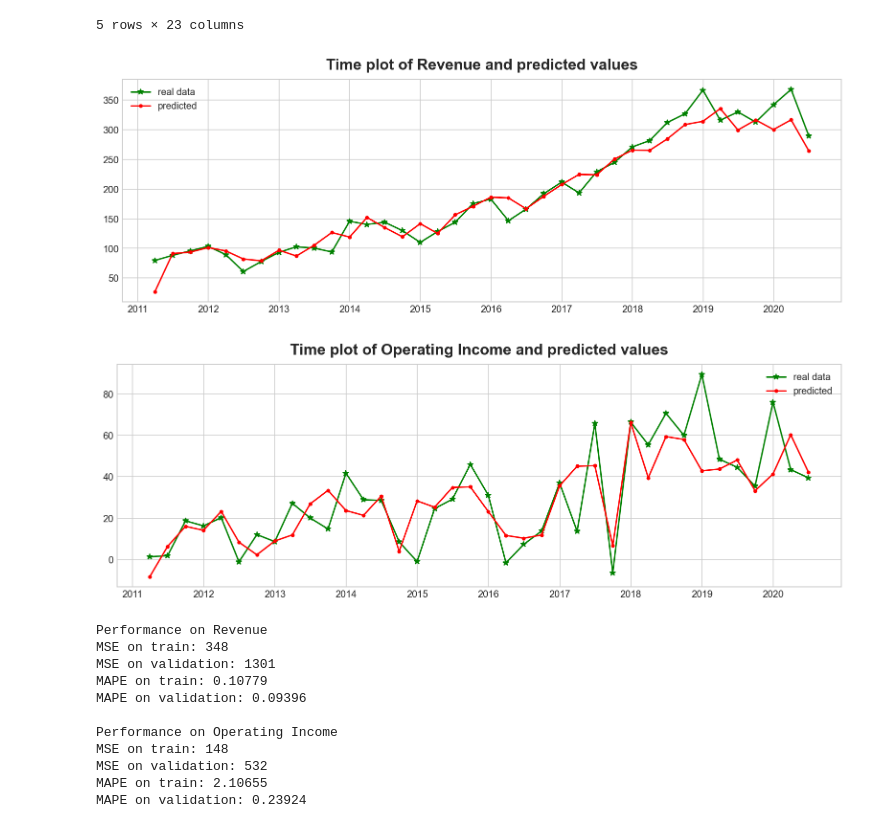
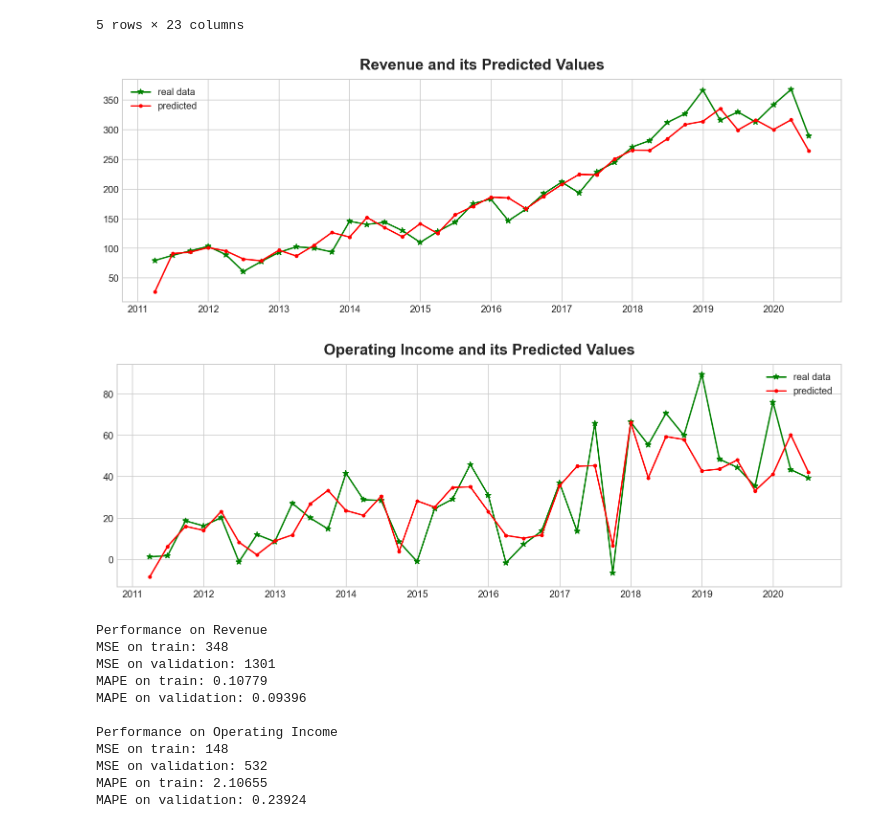
Before and after one commit to 404akhan/oil_gas_prediction, a Jupyter notebook: base_predictor.ipynb, the cells around one changed output. Drawn from its saved outputs; the diff is of its cells as text; code cells hidden in the pictures.

Commit message:
modify plot

```diff
--- a/base_predictor.ipynb
+++ b/base_predictor.ipynb
@@ -216,23 +216,23 @@ df.head()
 # %%
 """
     Plot real data and predicted
 """
 
 plt.style.use("seaborn-whitegrid")
 plt.rc("figure", autolayout=True, figsize=(11, 4), titlesize=18, titleweight='bold')
 plt.rc("axes", labelweight="bold", labelsize="large", titleweight="bold", titlesize=16, titlepad=10)
 %config InlineBackend.figure_format = 'retina'
 
 for t in targets:
     fig, ax = plt.subplots()
     ax.plot('INCOME STATEMENT', t, data=df, color='g', marker='*', label='real data')
     ax.plot('INCOME STATEMENT', 'predicted_' + t, data=df, color='r', marker='.', label='predicted')
 
     plt.legend()
-    ax.set_title('Time plot of %s and predicted values' % t);
+    ax.set_title('%s and its Predicted Values' % t);
 # %% [output]
-[figure, old version]
+[figure, new version]
-[figure, old version]
+[figure, new version]
 # %%
 """
     Get MSE (mean square error) and MAPE (mean absolute percentage error)
```
